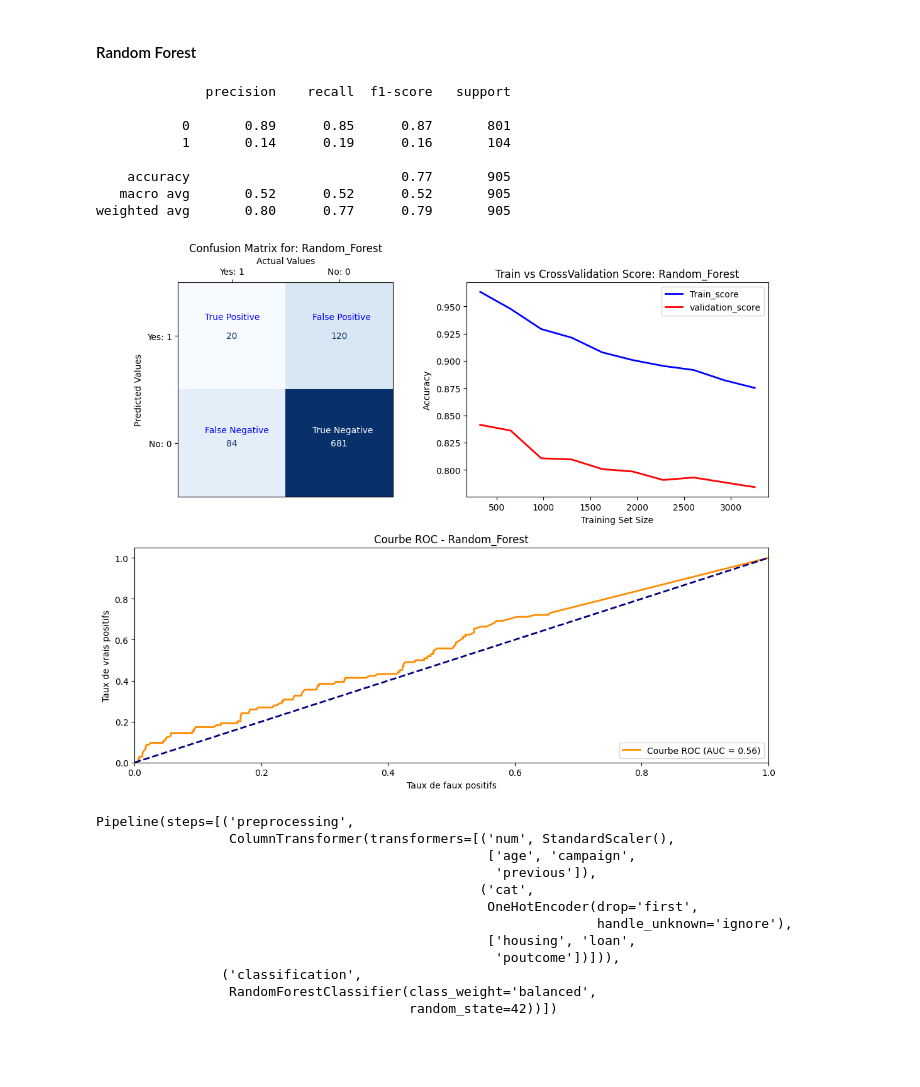
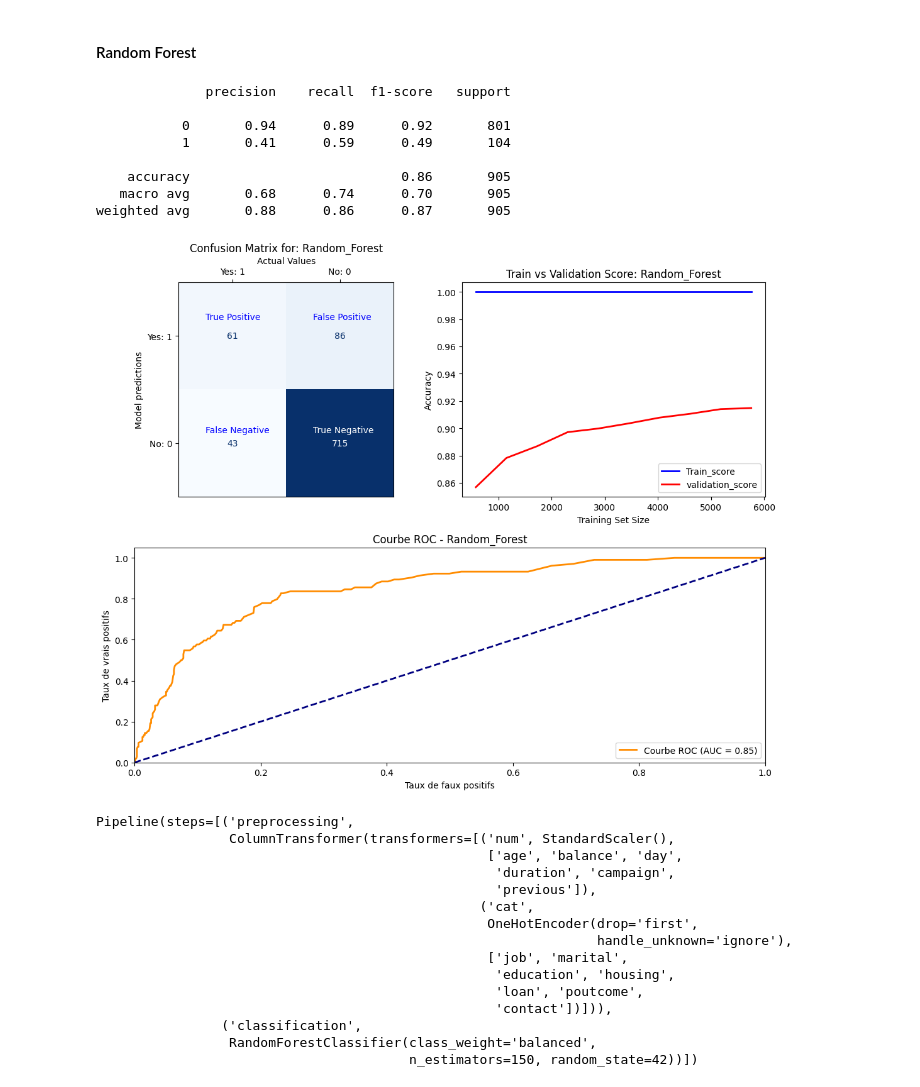
Before and after one commit to Atji00/CreditScoringModel, a Jupyter notebook: credit_scoring_model.ipynb, the cells around one changed output. Saved outputs shown, nothing was run; the diff lists cells and outputs as text; code cells hidden in the pictures; blank space fills up the shorter version.

```diff
--- a/credit_scoring_model.ipynb
+++ b/credit_scoring_model.ipynb
@@ -656,45 +682,35 @@ stratfold = StratifiedKFold(n_splits=10, shuffle=True, random_state=42)
 logistic_classifier = create_pipeline(LogisticRegressionCV(class_weight = "balanced",
                                                                       cv = stratfold,
                                                                       random_state = 42),
-                                                                                  X_nums,
-                                                                                  X_cats
-                                     )
+                                                            X_nums,X_cats)
 
 xgboost_classifier = create_pipeline(XGBClassifier(random_state = 42),
                                      X_nums,X_cats)
 
 adaboost_classifier = create_pipeline(AdaBoostClassifier(n_estimators=100, random_state = 42),
-                                      X_nums,X_cats
-                                      )
+                                      X_nums,X_cats)
+
 
 grdboost_classifier = create_pipeline(GradientBoostingClassifier(n_estimators=100, random_state = 42),
-                                      X_nums,X_cats
-                                      )
+                                      X_nums,X_cats)
+
 
 randomforest_classifier = create_pipeline(RandomForestClassifier(class_weight = "balanced",
-                                                                 n_estimators = 100,
+                                                                 n_estimators = 150,
                                                                  random_state = 42),
-                                            X_nums,
-                                            X_cats
-                                          )
+                                          X_nums, X_cats)
 # %% [markdown]
 ### Entrainement
 # %% [markdown]
 #### Fonction pour entrainer les modèles
 # %%
-def running_model(model: any, name_model: str, threshold: float = 0.5):
+def running_model(model: any, name_model: str, X:pd.DataFrame, y: pd.Series, threshold: float = 0.5):
 
     # Méthodes de splitting pour variable déséquilibrée
     stratfold = StratifiedKFold(n_splits=10, shuffle=True, random_state=42)
 
-    # Affichage du modele
-    model
-
     # Entraînement final du modèle
-    model.fit(X_train, y_train)
-
-    # Prédictions sur le test set
-    #y_pred = model.predict(X_test)
+    model.fit(X, y)
 
     # Prédictions probabilistes
     y_prob = model.predict_proba(X_test)[:, 1]
@@ -711,7 +727,7 @@ def running_model(model: any, name_model: str, threshold: float = 0.5):
 
 
     train_size,train_score, val_score = learning_curve(model,
-                                                        X_train,y_train.to_numpy().ravel(),
+                                                        X, y.to_numpy().ravel(),
                                                         train_sizes=np.linspace(0.1, 1,10),
                                                         cv=stratfold,shuffle=True,random_state=0,
                                                         return_times=False)
@@ -731,7 +747,7 @@ def running_model(model: any, name_model: str, threshold: float = 0.5):
     ax1.text(0.75,0.9,'True Negative',c='white')
     ax1.text(-.25,-.15,'True Positive', c='blue')
     ax1.text(0.75,-.15,'False Positive',c='blue')
-    ax1.set_ylabel('Predicted Values')
+    ax1.set_ylabel('Model predictions')
     ax1.set_xlabel('Actual Values')
     ax1.xaxis.set_ticks_position('top')
     ax1.xaxis.set_label_position('top')
@@ -756,7 +772,7 @@ def running_model(model: any, name_model: str, threshold: float = 0.5):
     ax2.plot(train_size,val_score.mean(axis=1),c='r',lw=2,label='validation_score')
     ax2.set_ylabel('Accuracy')
     ax2.set_xlabel('Training Set Size')
-    ax2.set_title(f"Train vs CrossValidation Score: {name_model}")
+    ax2.set_title(f"Train vs Validation Score: {name_model}")
     ax2.legend()
 
     plt.tight_layout()
@@ -818,7 +810,7 @@ Pipeline(steps=[('preprocessing',
 # %% [markdown]
 #### GradientBoostingClassifier
 # %%
-running_model(grdboost_classifier,'GradientBoosting', threshold = 0.5)
+running_model(grdboost_classifier,'GradientBoosting', X_smote, y_smote, threshold = 0.5)
 # %% [output]
               precision    recall  f1-score   support
 
@@ -843,7 +838,7 @@ Pipeline(steps=[('preprocessing',
 # %% [markdown]
 #### XGBoostClassifier
 # %%
-running_model(xgboost_classifier, 'XgBoost')
+running_model(xgboost_classifier,'XgBoost', X_smote, y_smote, threshold=0.5)
 # %% [output]
               precision    recall  f1-score   support
 
@@ -874,26 +869,29 @@ Pipeline(steps=[('preprocessing',
 # %% [markdown]
 #### Random Forest
 # %%
-running_model(randomforest_classifier, "Random_Forest")
+running_model(randomforest_classifier, "Random_Forest", X_smote, y_smote, threshold = 0.5)
 # %% [output]
               precision    recall  f1-score   support
 
-           0       0.89      0.85      0.87       801
-           1       0.14      0.19      0.16       104
+           0       0.94      0.89      0.92       801
+           1       0.41      0.59      0.49       104
 
-    accuracy                           0.77       905
-   macro avg       0.52      0.52      0.52       905
-weighted avg       0.80      0.77      0.79       905
+    accuracy                           0.86       905
+   macro avg       0.68      0.74      0.70       905
+weighted avg       0.88      0.86      0.87       905
-[figure, old version]
+[figure, new version]
 Pipeline(steps=[('preprocessing',
                  ColumnTransformer(transformers=[('num', StandardScaler(),
-                                                  ['age', 'campaign',
+                                                  ['age', 'balance', 'day',
+                                                   'duration', 'campaign',
                                                    'previous']),
                                                  ('cat',
                                                   OneHotEncoder(drop='first',
                                                                 handle_unknown='ignore'),
-                                                  ['housing', 'loan',
-                                                   'poutcome'])])),
+                                                  ['job', 'marital',
+                                                   'education', 'housing',
+                                                   'loan', 'poutcome',
+                                                   'contact'])])),
                 ('classification',
                  RandomForestClassifier(class_weight='balanced',
-                                        random_state=42))])
+                                        n_estimators=150, random_state=42))])
```
Also changed, not shown: parts of 20 cells of this notebook, 1 other file.
